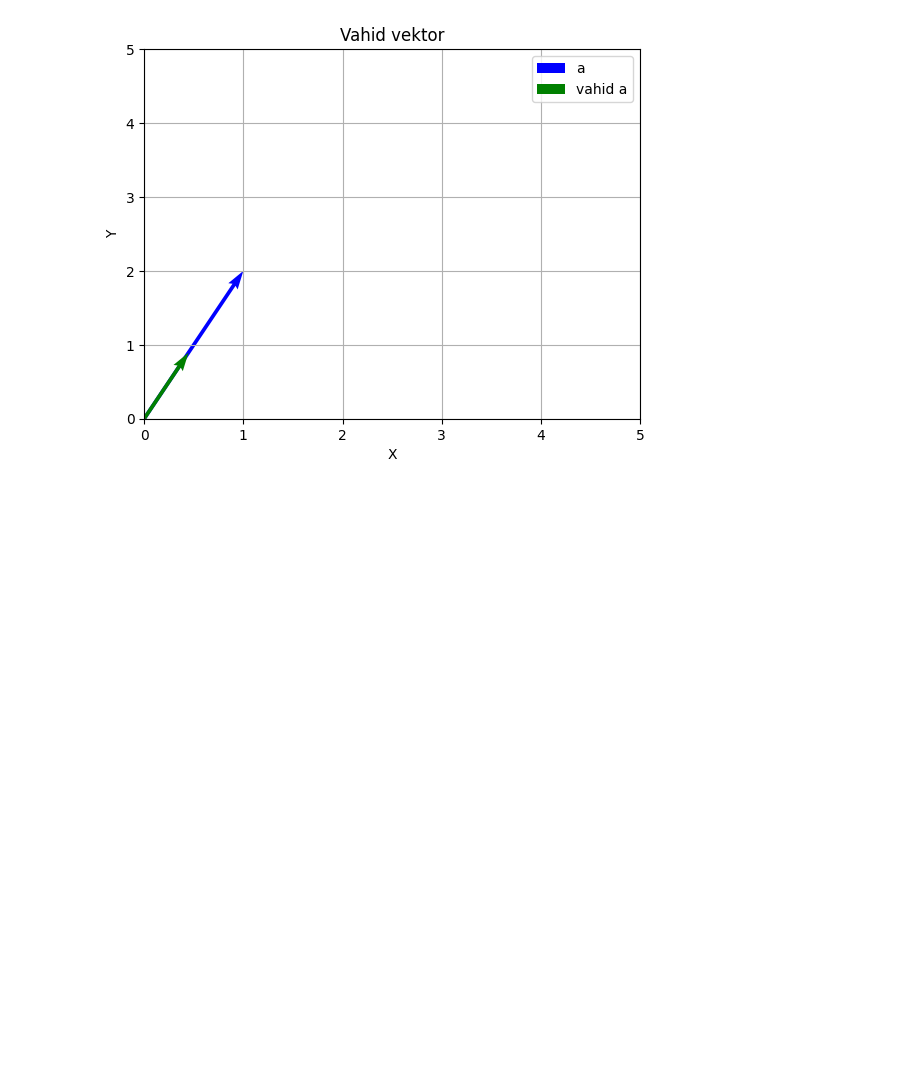
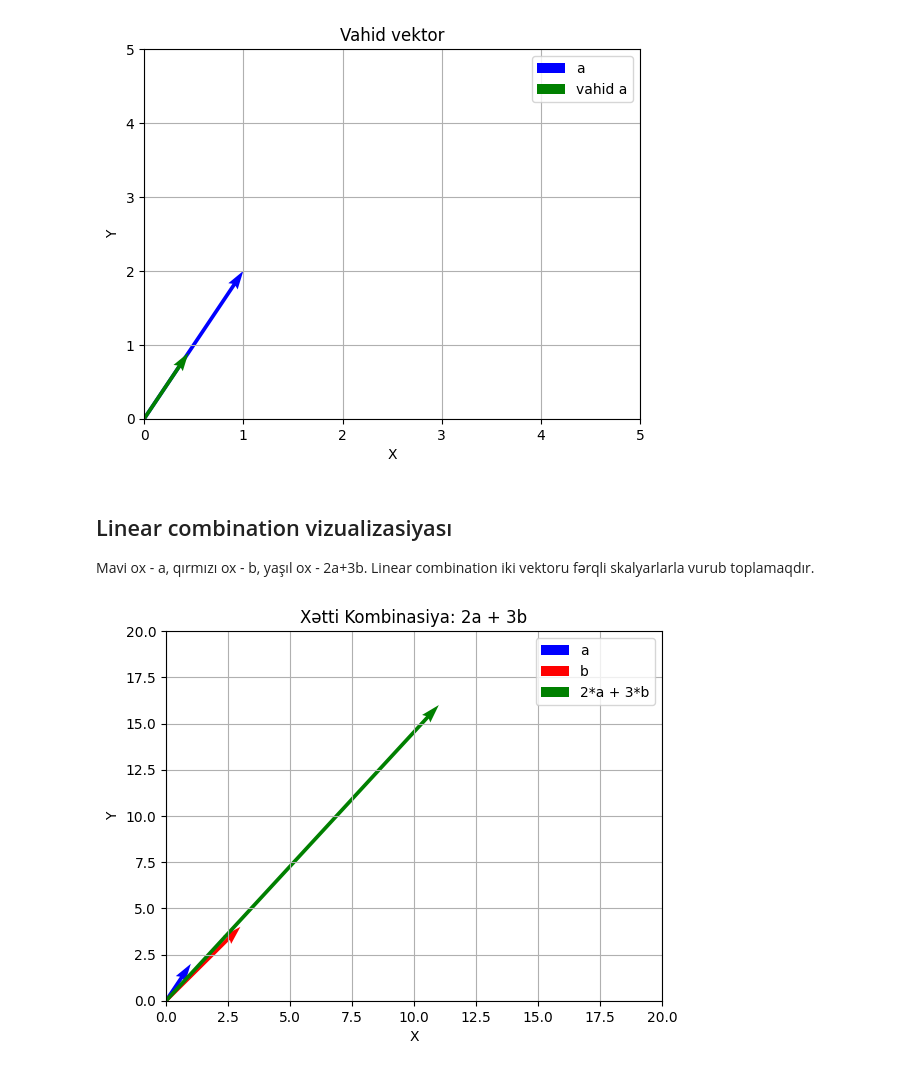
Before and after one commit to adilmaharlam/linear-algebra-journey, a Jupyter notebook: week1_visualization.ipynb, the cells around one changed output. Drawn from its saved outputs; the diff is of its cells as text; code cells hidden in the pictures; blank space fills up the shorter version.

```diff
--- a/week1_visualization.ipynb
+++ b/week1_visualization.ipynb
@@ -207,3 +207,23 @@ plt.grid()
 plt.show()
 # %% [output]
 [figure]
+# %% [markdown]
+## Linear combination vizualizasiyası
+Mavi ox - a, qırmızı ox - b, yaşıl ox - 2a+3b.
+Linear combination iki vektoru fərqli skalyarlarla vurub toplamaqdır.
+# %%
+result_lc = 2 * a + 3 * b
+
+plt.quiver(0, 0, a[0], a[1], angles='xy', scale_units='xy', scale=1, color='blue', label='a')
+plt.quiver(0, 0, b[0], b[1], angles='xy', scale_units='xy', scale=1, color='red', label='b')
+plt.quiver(0, 0, result_lc[0], result_lc[1], angles='xy', scale_units='xy', scale=1, color='green', label='2*a + 3*b')
+plt.xlim(0, 20)
+plt.ylim(0, 20)
+plt.xlabel('X')
+plt.ylabel('Y')
+plt.title('Xətti Kombinasiya: 2a + 3b')
+plt.legend()
+plt.grid()
+plt.show()
+# %% [output]
+[figure, added]
```
Also changed, not shown: parts of 2 cells of this notebook, 1 other file.
